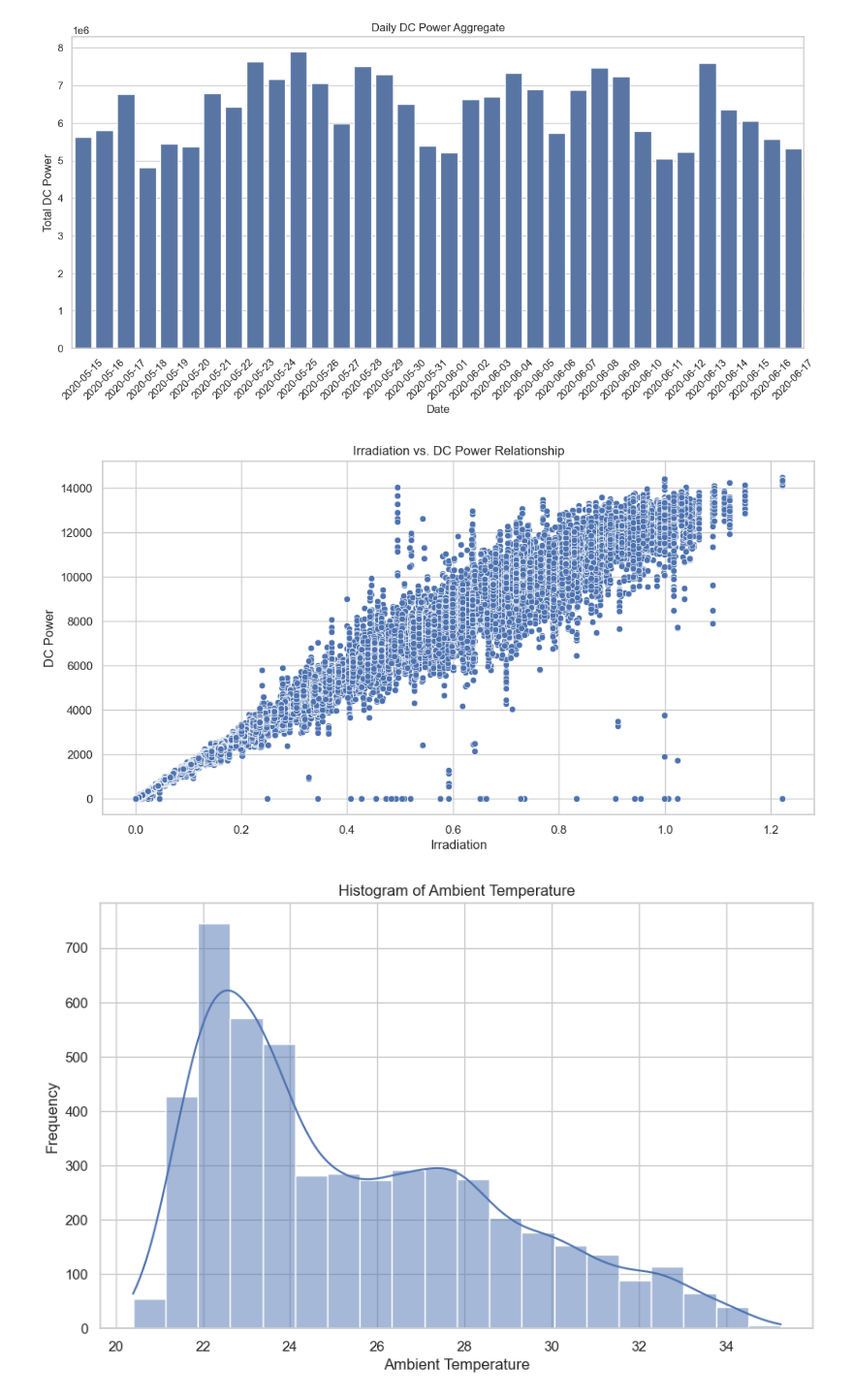
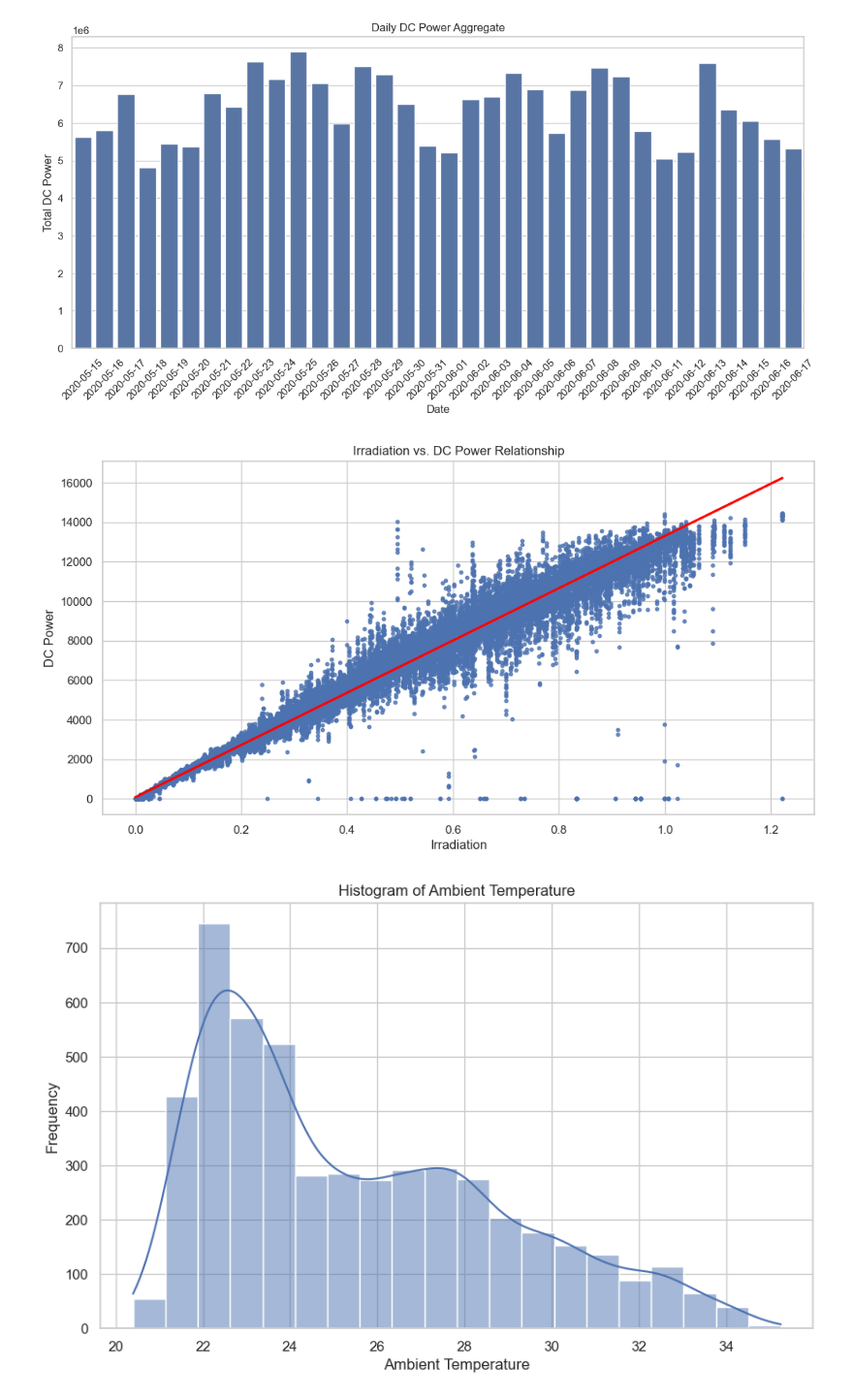
Before and after one commit to louisgthier/solar-power-generation-prediction, a Jupyter notebook: visu2.ipynb, the cells around one changed output. Shown at 97% size. Drawn from its saved outputs; the diff is of its cells as text; code cells hidden in the pictures.

```diff
--- a/visu2.ipynb
+++ b/visu2.ipynb
@@ -59,12 +59,11 @@ data
 | 68773 | 2020-06-17 23:45:00 | 4135001 | zVJPv84UY57bAof | 0.0 | 0.0 | 5910.000 | 7363272.0 | 4135001 | ... |
 68774 rows × 13 columns
 # %%
+data['DC_POWER'] = data['DC_POWER'] / 10
+
 df_sample = data.sample(n=5000, random_state=42)
 # %%
-df_subset = data.sample
 
-# Set the style for seaborn
-sns.set(style="whitegrid")
 
 # Visualization 1: Time Series Plot - DC Power and AC Power over Time
 plt.figure(figsize=(14, 6))
@@ -144,15 +143,14 @@ plt.show()
 # %% [output]
 [figure]
 # %%
-# 11. Irradiation vs. Power (DC or AC) Relationship
 plt.figure(figsize=(12, 6))
-sns.scatterplot(x='IRRADIATION', y='DC_POWER', data=data)
+sns.regplot(x='IRRADIATION', y='DC_POWER', data=data, scatter_kws={'s':10}, line_kws={'color':'red'})
 plt.title('Irradiation vs. DC Power Relationship')
 plt.xlabel('Irradiation')
 plt.ylabel('DC Power')
 plt.show()
 # %% [output]
-[figure, old version]
+[figure, new version]
 # %%
 # 12. Histogram of Ambient Temperature
 plt.figure(figsize=(10, 6))
```
Also changed, not shown: parts of 4 cells of this notebook.
